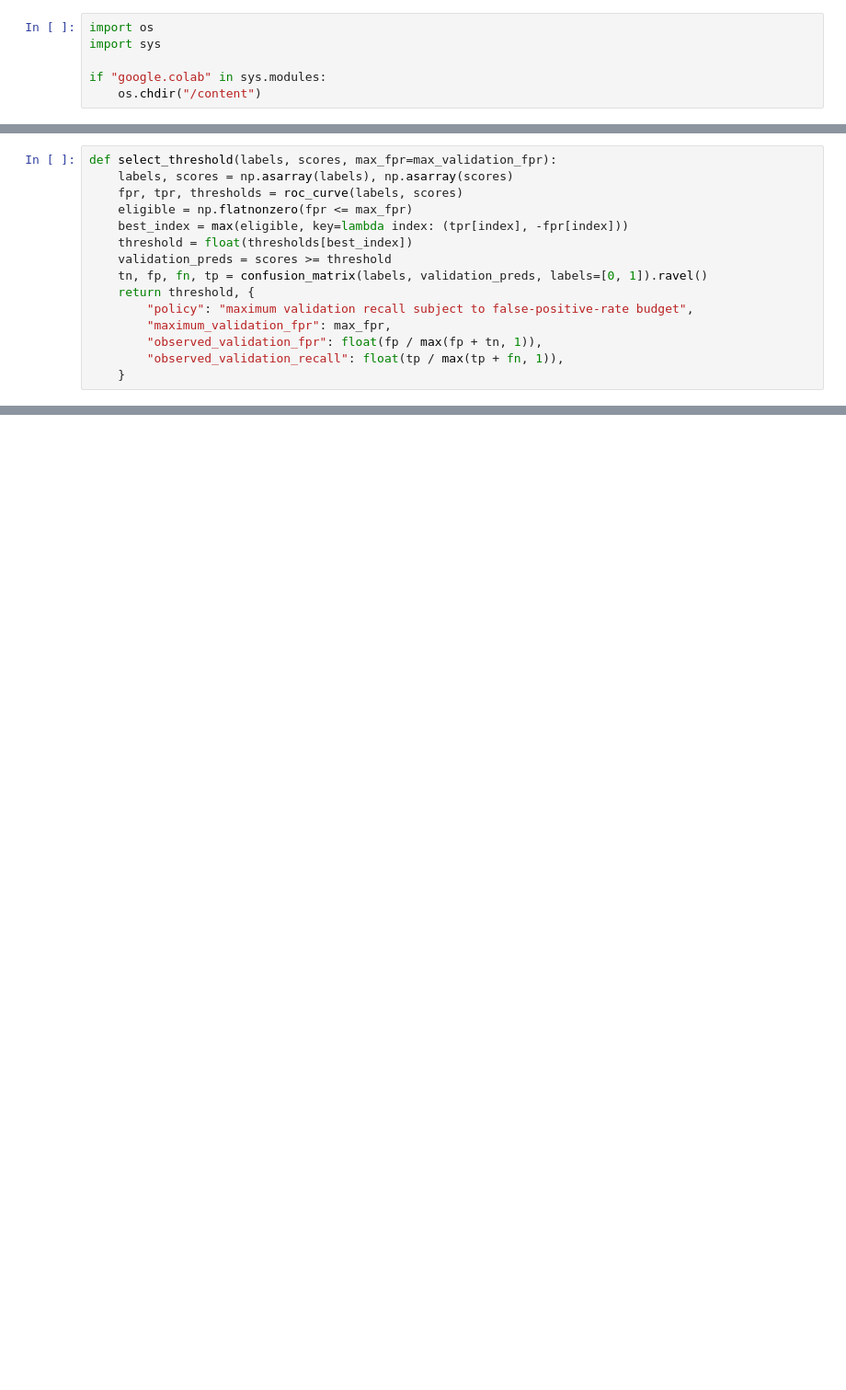
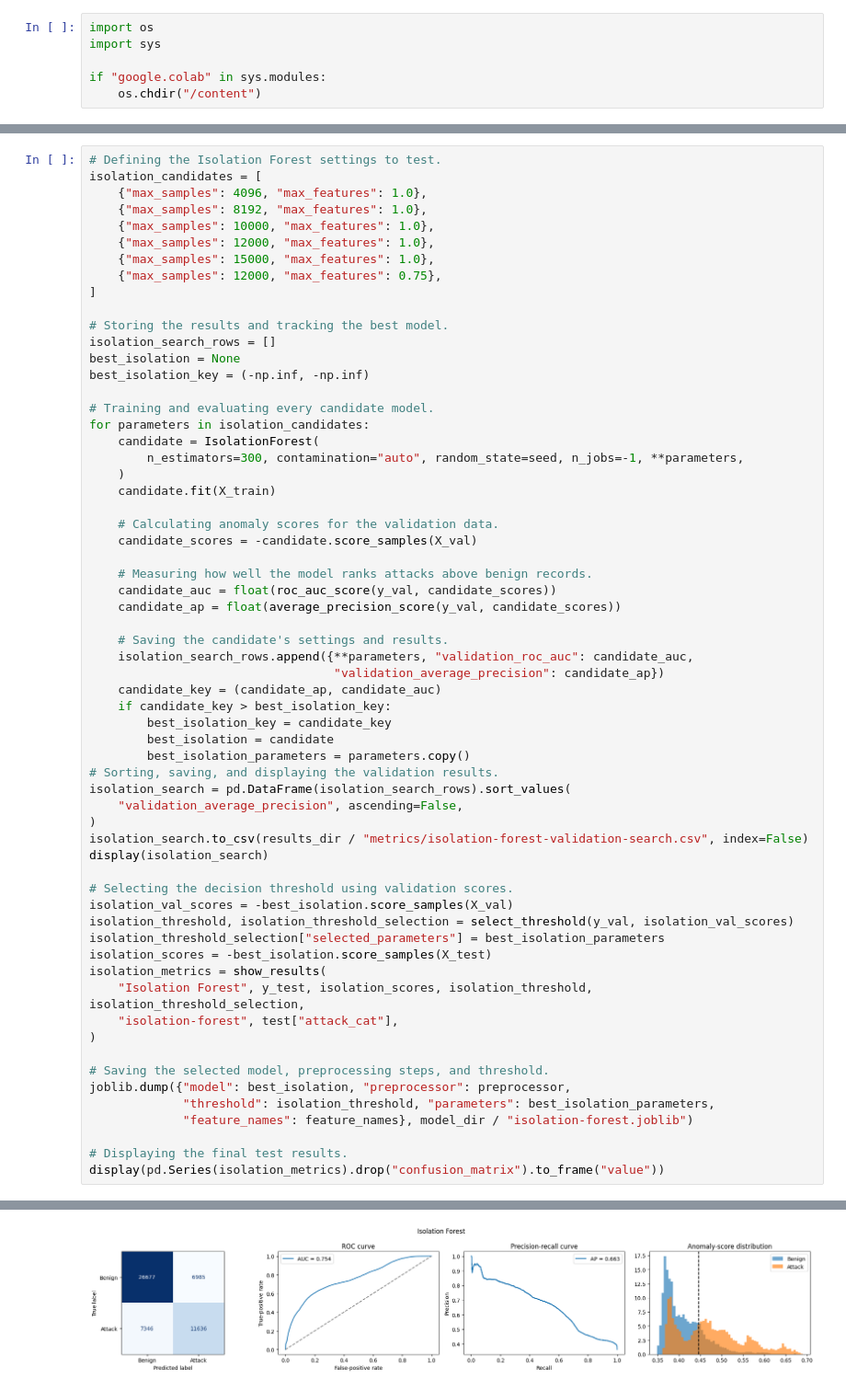
Before and after one commit to Saumyakeshi/ml_assignment, a Jupyter notebook: notebooks/03_anomaly_detection/section-03-anomaly-detection.ipynb, the cells around one changed output, grey strips where cells are left out. Shown at 92% size. Cells and saved outputs as stored; diff of their text form; blank space fills up the shorter version.

```diff
--- a/notebooks/03_anomaly_detection/section-03-anomaly-detection.ipynb
+++ b/notebooks/03_anomaly_detection/section-03-anomaly-detection.ipynb
@@ -298,15 +16,0 @@ Choose the validation ROC point with the highest attack recall while keeping fal
-# %%
-def select_threshold(labels, scores, max_fpr=max_validation_fpr):
-    labels, scores = np.asarray(labels), np.asarray(scores)
-    fpr, tpr, thresholds = roc_curve(labels, scores)
-    eligible = np.flatnonzero(fpr <= max_fpr)
-    best_index = max(eligible, key=lambda index: (tpr[index], -fpr[index]))
-    threshold = float(thresholds[best_index])
-    validation_preds = scores >= threshold
-    tn, fp, fn, tp = confusion_matrix(labels, validation_preds, labels=[0, 1]).ravel()
-    return threshold, {
-        "policy": "maximum validation recall subject to false-positive-rate budget",
-        "maximum_validation_fpr": max_fpr,
-        "observed_validation_fpr": float(fp / max(fp + tn, 1)),
-        "observed_validation_recall": float(tp / max(tp + fn, 1)),
-    }
@@ -504,0 +429,63 @@ if in_colab:
+# %%
+# Defining the Isolation Forest settings to test.
+isolation_candidates = [
+    {"max_samples": 4096, "max_features": 1.0},
+    {"max_samples": 8192, "max_features": 1.0},
+    {"max_samples": 10000, "max_features": 1.0},
+    {"max_samples": 12000, "max_features": 1.0},
+    {"max_samples": 15000, "max_features": 1.0},
+    {"max_samples": 12000, "max_features": 0.75},
+]
+
+# Storing the results and tracking the best model.
+isolation_search_rows = []
+best_isolation = None
+best_isolation_key = (-np.inf, -np.inf)
+
+# Training and evaluating every candidate model.
+for parameters in isolation_candidates:
+    candidate = IsolationForest(
+        n_estimators=300, contamination="auto", random_state=seed, n_jobs=-1, **parameters,
+    )
+    candidate.fit(X_train)
+
+    # Calculating anomaly scores for the validation data.
+    candidate_scores = -candidate.score_samples(X_val)
+
+    # Measuring how well the model ranks attacks above benign records.
+    candidate_auc = float(roc_auc_score(y_val, candidate_scores))
+    candidate_ap = float(average_precision_score(y_val, candidate_scores))
+
+    # Saving the candidate's settings and results.
+    isolation_search_rows.append({**parameters, "validation_roc_auc": candidate_auc,
+                                  "validation_average_precision": candidate_ap})
+    candidate_key = (candidate_ap, candidate_auc)
+    if candidate_key > best_isolation_key:
+        best_isolation_key = candidate_key
+        best_isolation = candidate
+        best_isolation_parameters = parameters.copy()
+# Sorting, saving, and displaying the validation results.
+isolation_search = pd.DataFrame(isolation_search_rows).sort_values(
+    "validation_average_precision", ascending=False,
+)
+isolation_search.to_csv(results_dir / "metrics/isolation-forest-validation-search.csv", index=False)
+display(isolation_search)
+
+# Selecting the decision threshold using validation scores.
+isolation_val_scores = -best_isolation.score_samples(X_val)
+isolation_threshold, isolation_threshold_selection = select_threshold(y_val, isolation_val_scores)
+isolation_threshold_selection["selected_parameters"] = best_isolation_parameters
+isolation_scores = -best_isolation.score_samples(X_test)
+isolation_metrics = show_results(
+    "Isolation Forest", y_test, isolation_scores, isolation_threshold, isolation_threshold_selection,
+    "isolation-forest", test["attack_cat"],
+)
+
+# Saving the selected model, preprocessing steps, and threshold.
+joblib.dump({"model": best_isolation, "preprocessor": preprocessor,
+             "threshold": isolation_threshold, "parameters": best_isolation_parameters,
+             "feature_names": feature_names}, model_dir / "isolation-forest.joblib")
+
+# Displaying the final test results.
+display(pd.Series(isolation_metrics).drop("confusion_matrix").to_frame("value"))
+# %% [output]
@@ -504,0 +499 @@ if in_colab:
+[figure, added]
```
Also changed, not shown: parts of 57 cells of this notebook, 22 other files.
